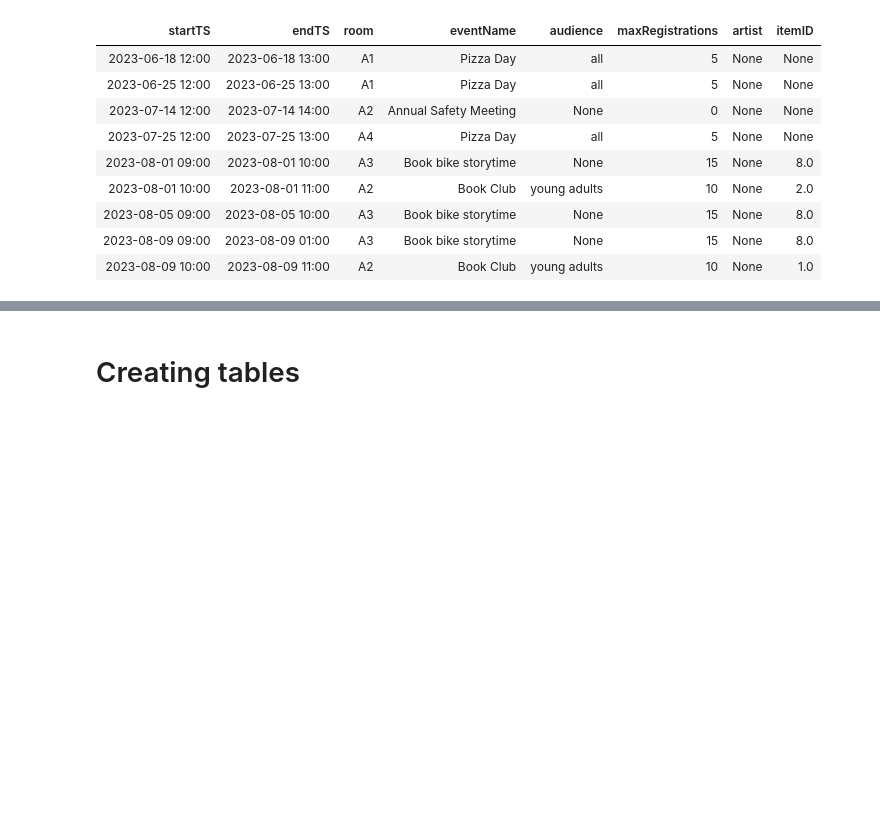
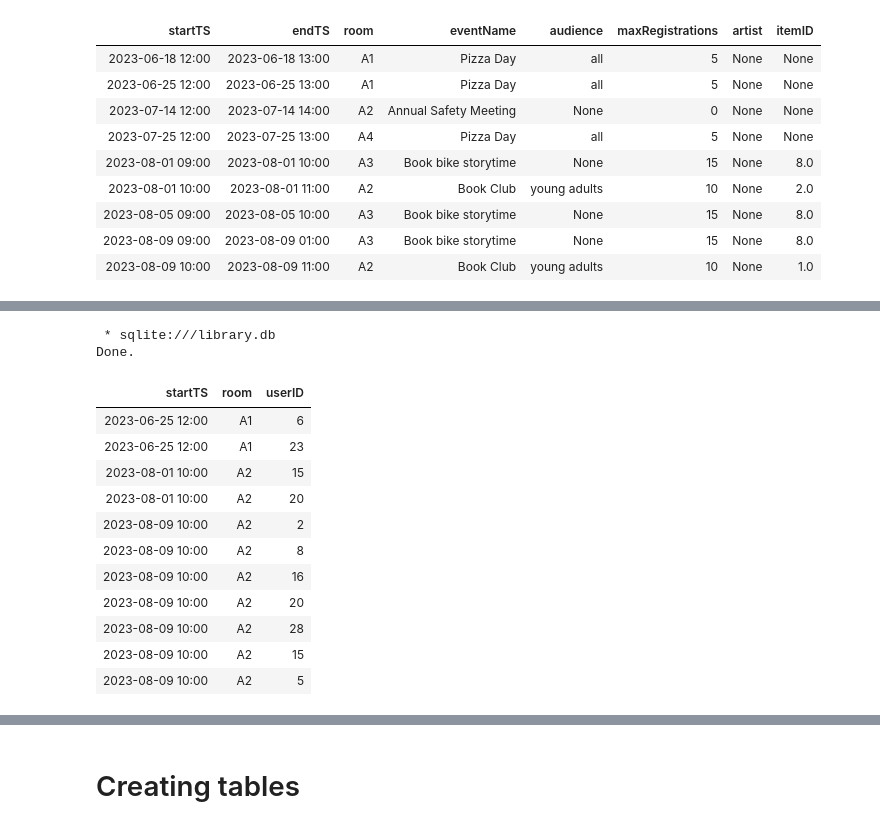
Before and after one commit to dreaminred/cmpt354-miniproject, a Jupyter notebook: notebooks/db-design.ipynb, the cells around one changed output, grey strips where cells are left out. Saved outputs shown, nothing was run; the diff lists cells and outputs as text; code cells hidden in the pictures; blank space fills up the shorter version.

Commit message:
Finished initial implementation of event finding and registering

```diff
--- a/notebooks/db-design.ipynb
+++ b/notebooks/db-design.ipynb
@@ -47,0 +84,18 @@ Done.
+# %%
+%%sql
+SELECT * FROM EventRegistration
+# %% [output]
+ * sqlite:///library.db
+Done.
+| startTS | room | userID |
+| 2023-06-25 12:00 | A1 | 6 |
+| 2023-06-25 12:00 | A1 | 23 |
+| 2023-08-01 10:00 | A2 | 15 |
+| 2023-08-01 10:00 | A2 | 20 |
+| 2023-08-09 10:00 | A2 | 2 |
+| 2023-08-09 10:00 | A2 | 8 |
+| 2023-08-09 10:00 | A2 | 16 |
+| 2023-08-09 10:00 | A2 | 20 |
+| 2023-08-09 10:00 | A2 | 28 |
+| 2023-08-09 10:00 | A2 | 15 |
+| 2023-08-09 10:00 | A2 | 5 |
```
Also changed, not shown: parts of 10 cells of this notebook, 2 other files.
